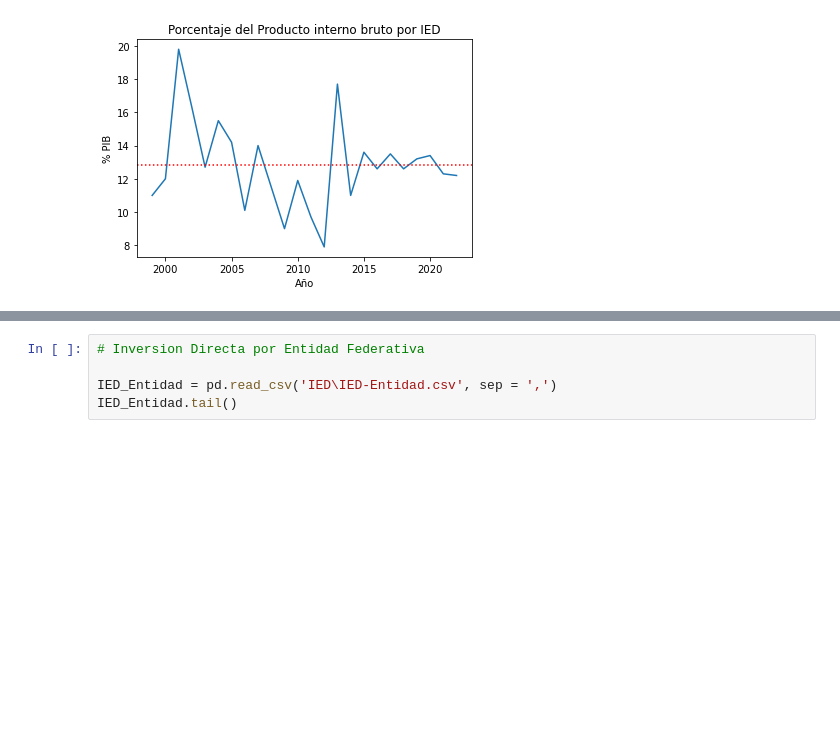
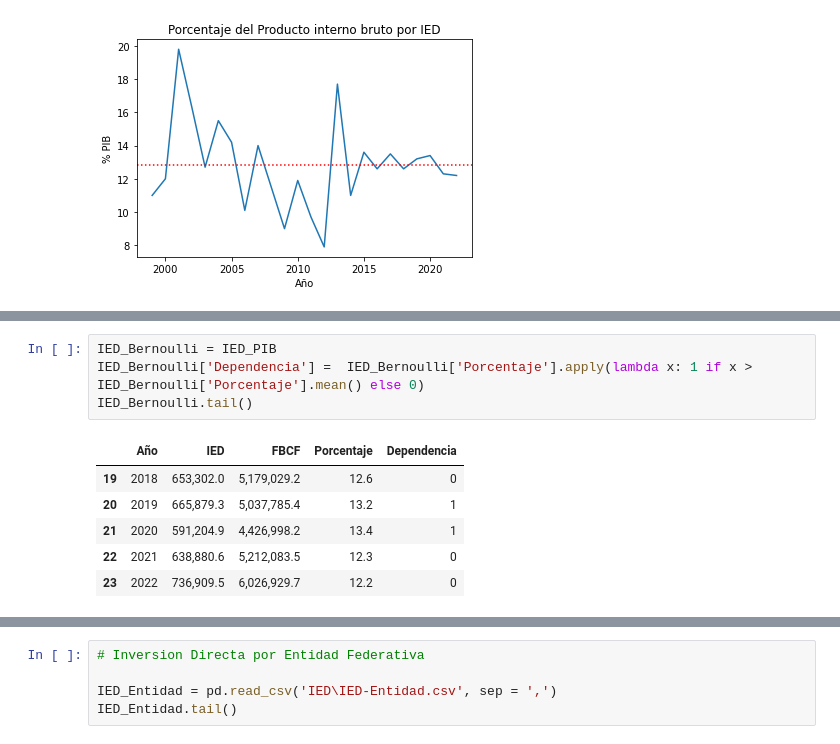
Before and after one commit to OctavioPB/Data-Analyst-Projects, a Jupyter notebook: InversionExtranjeraDirecta2023/Inversion Extranjera Directa en Mexico 2023.ipynb, the cells around one changed output, grey strips where cells are left out. Cells and saved outputs as stored; diff of their text form; blank space fills up the shorter version.

```diff
--- a/InversionExtranjeraDirecta2023/Inversion Extranjera Directa en Mexico 2023.ipynb
+++ b/InversionExtranjeraDirecta2023/Inversion Extranjera Directa en Mexico 2023.ipynb
@@ -186,0 +181,11 @@ graficar("Porcentaje del Producto interno bruto por IED", "Año", "% PIB", IED_P
+# %%
+IED_Bernoulli = IED_PIB
+IED_Bernoulli['Dependencia'] =  IED_Bernoulli['Porcentaje'].apply(lambda x: 1 if x > IED_Bernoulli['Porcentaje'].mean() else 0)
+IED_Bernoulli.tail()
+# %% [output]
+|  | Año | IED | FBCF | Porcentaje | Dependencia |
+| 19 | 2018 | 653,302.0 | 5,179,029.2 | 12.6 | 0 |
+| 20 | 2019 | 665,879.3 | 5,037,785.4 | 13.2 | 1 |
+| 21 | 2020 | 591,204.9 | 4,426,998.2 | 13.4 | 1 |
+| 22 | 2021 | 638,880.6 | 5,212,083.5 | 12.3 | 0 |
+| 23 | 2022 | 736,909.5 | 6,026,929.7 | 12.2 | 0 |
```
Also changed, not shown: parts of 8 cells of this notebook.
